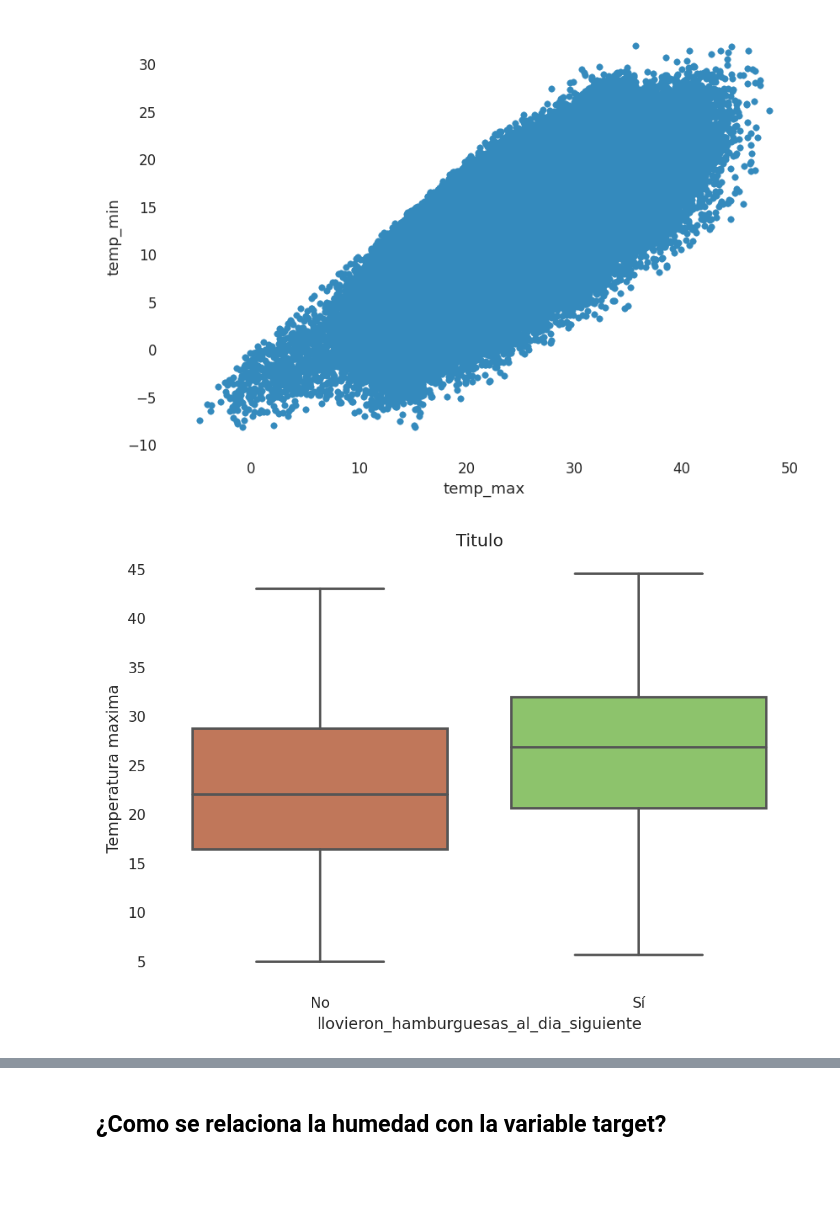
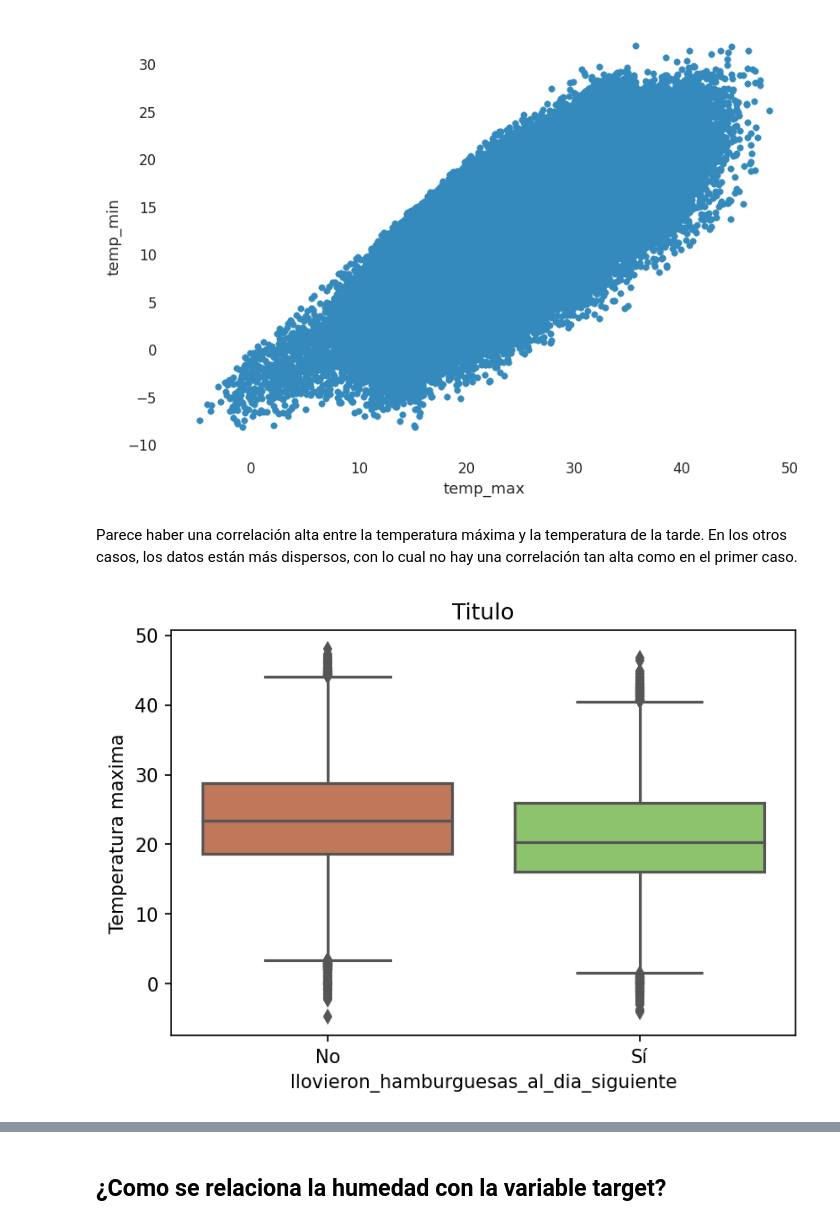
Before and after one commit to aflouret/lluvia-de-hamburguesas, a Jupyter notebook: tp.ipynb, the cells around one changed output, grey strips where cells are left out. Saved outputs shown, nothing was run; the diff lists cells and outputs as text; code cells hidden in the pictures; blank space fills up the shorter version.

```diff
--- a/tp.ipynb
+++ b/tp.ipynb
@@ -427,18 +259,19 @@ df.plot(x='temp_max', y='temp_min', kind='scatter')
 # %% [output]
 <AxesSubplot:xlabel='temp_max', ylabel='temp_min'>
 [figure]
+# %% [markdown]
+Parece haber una correlación alta entre la temperatura máxima y la temperatura de la tarde. En los otros casos, los datos están más dispersos, con lo cual no hay una correlación tan alta como en el primer caso.
 # %%
 plt.figure(dpi=150)
 plt.title("Titulo")
 sns.boxplot(
-    data=df[(df['presion_atmosferica_tarde']<1013) & (df['nubosidad_tarde'] > 6)],
+    data=df,
 
     y='temp_max',
     x='llovieron_hamburguesas_al_dia_siguiente',
     palette=['#D17049', "#89D15E"],
 )
-plt.ylabel("Temperatura maxima")
 plt.xticks([False, True], ["No", "Sí"])
 plt.show()
 # %% [output]
-[figure, old version]
+[figure, new version]
```
Also changed, not shown: parts of 82 cells of this notebook.
